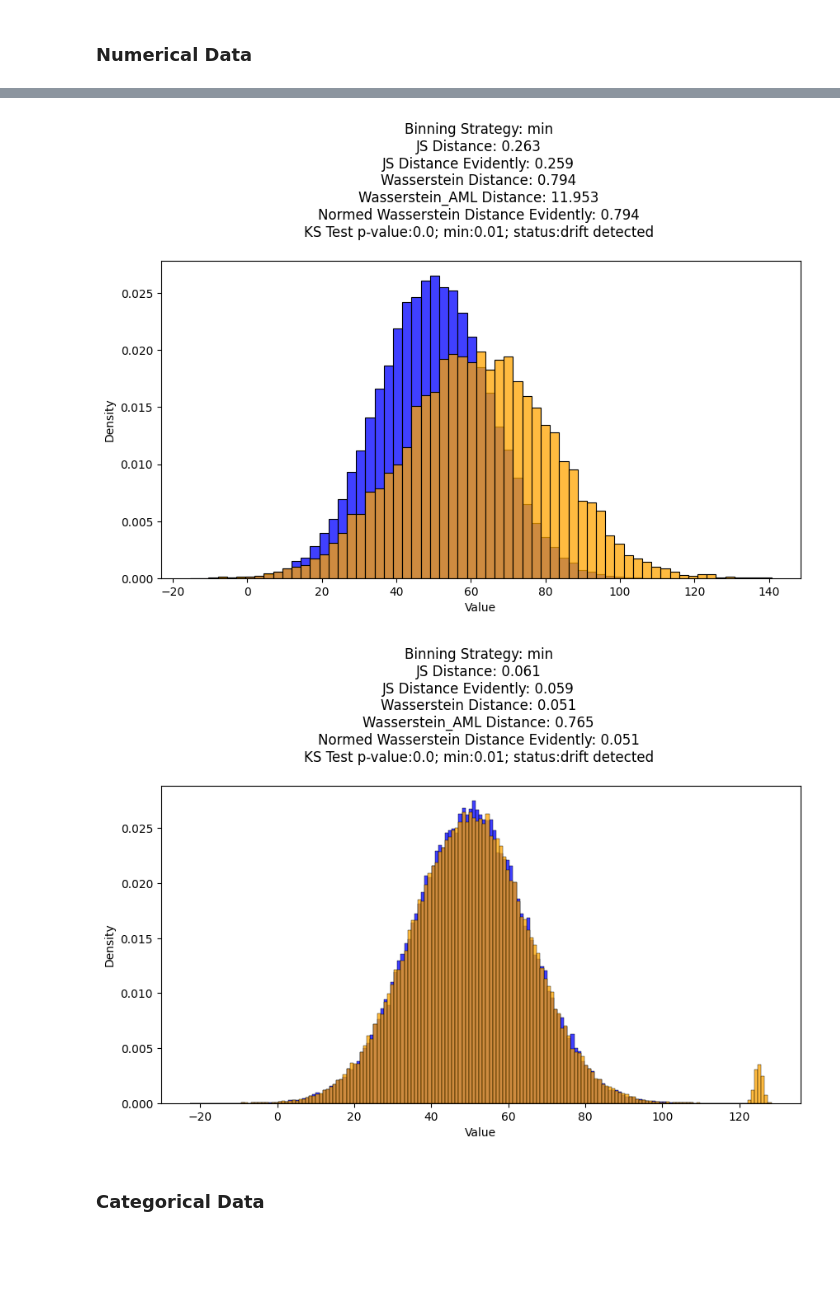
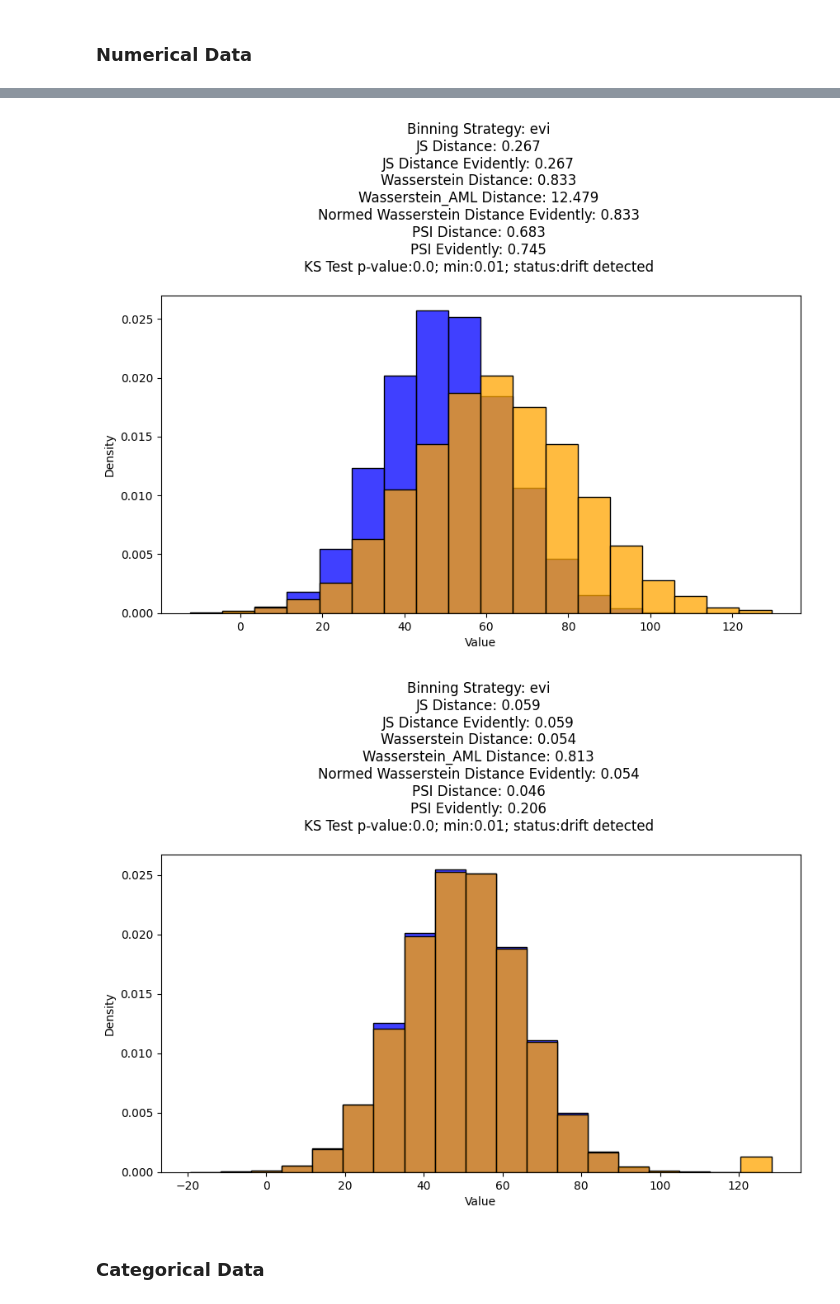
Before and after one commit to perezbecker/data_drift, a Jupyter notebook: data_drift_demo.ipynb, the cells around one changed output, grey strips where cells are left out. Saved outputs shown, nothing was run; the diff lists cells and outputs as text; code cells hidden in the pictures; blank space fills up the shorter version.

```diff
--- a/data_drift_demo.ipynb
+++ b/data_drift_demo.ipynb
@@ -36,14 +36,14 @@ g = numerical_data_distribution_plot(x, y)
 # %%
-g = numerical_data_distribution_plot(x, z)
+g = numerical_data_distribution_plot(x, z, bin_strategy='evi')
 # %% [output]
-[figure, old version]
+[figure, new version]
 # %%
 observations = 100_000
 x = np.random.normal(50, 15, observations) # reference
 a = np.append(np.random.normal(50, 15, observations),np.random.normal(125,1,int(observations/100))) # reference
-g = numerical_data_distribution_plot(x, a)
+g = numerical_data_distribution_plot(x, a, bin_strategy='evi')
 # %% [output]
-[figure, old version]
+[figure, new version]
 # %% [markdown]
 ### Categorical Data
 # %%
```
Also changed, not shown: parts of 6 cells of this notebook, 3 other files.
